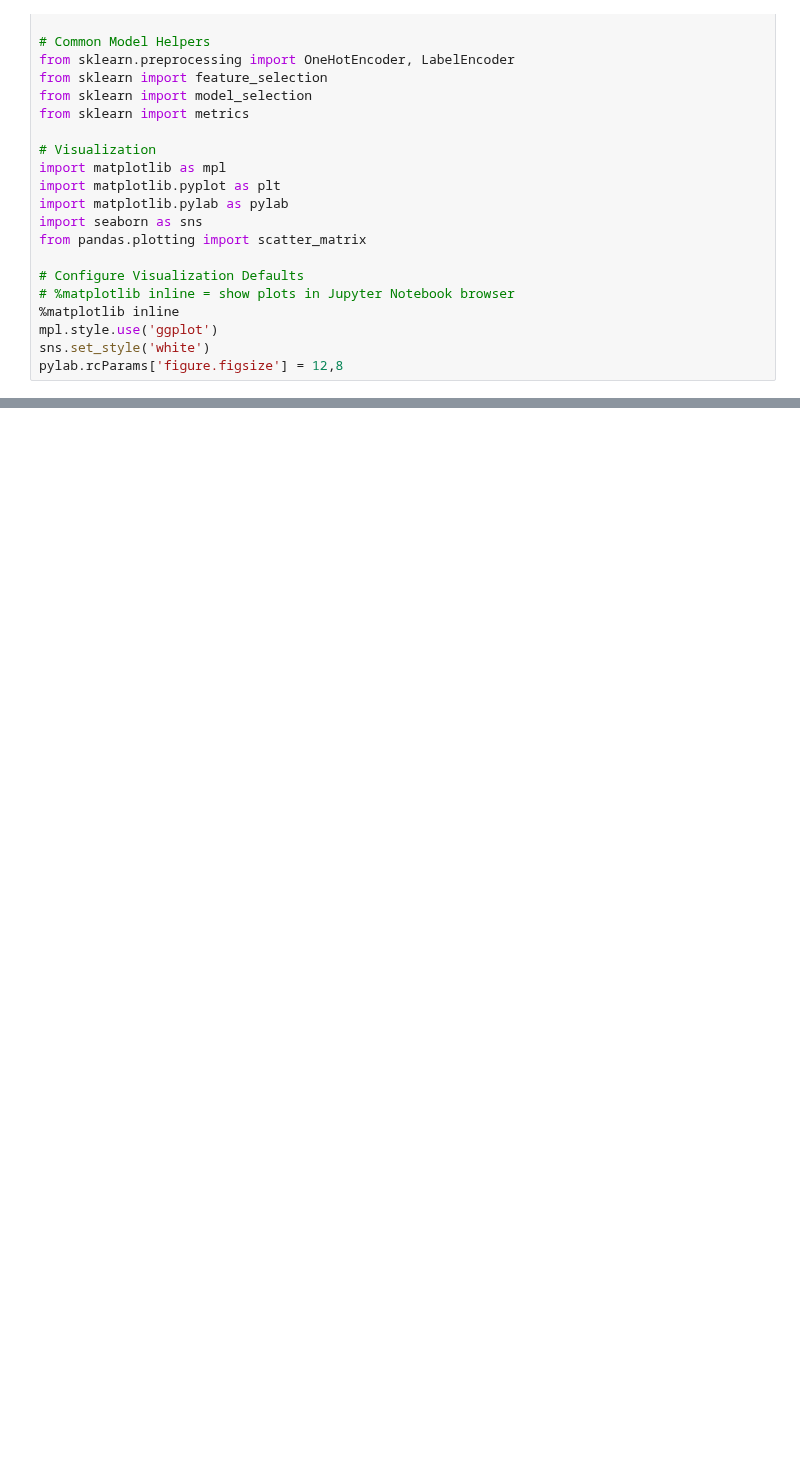
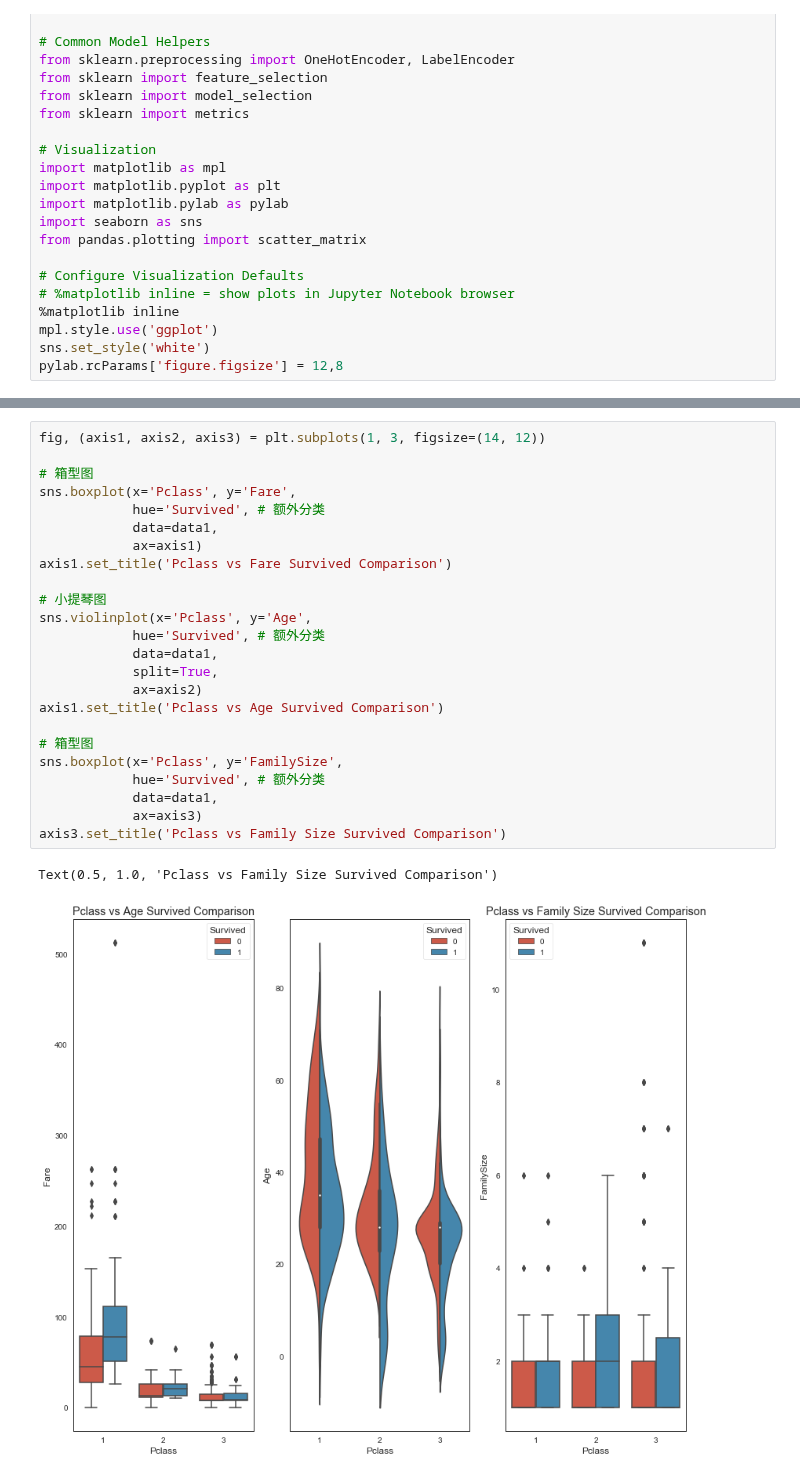
Before and after one commit to michaelzhouy/Competition, a Jupyter notebook: Kaggle/Tatinic/model1.ipynb, the cells around one changed output, grey strips where cells are left out. Saved outputs shown, nothing was run; the diff lists cells and outputs as text; blank space fills up the shorter version.

```diff
--- a/Kaggle/Tatinic/model1.ipynb
+++ b/Kaggle/Tatinic/model1.ipynb
@@ -331,0 +485,27 @@ Test1 Shape: (223, 8)
+# %%
+fig, (axis1, axis2, axis3) = plt.subplots(1, 3, figsize=(14, 12))
+
+# 箱型图
+sns.boxplot(x='Pclass', y='Fare',
+            hue='Survived', # 额外分类
+            data=data1,
+            ax=axis1)
+axis1.set_title('Pclass vs Fare Survived Comparison')
+
+# 小提琴图
+sns.violinplot(x='Pclass', y='Age',
+            hue='Survived', # 额外分类
+            data=data1,
+            split=True,
+            ax=axis2)
+axis1.set_title('Pclass vs Age Survived Comparison')
+
+# 箱型图
+sns.boxplot(x='Pclass', y='FamilySize',
+            hue='Survived', # 额外分类
+            data=data1,
+            ax=axis3)
+axis3.set_title('Pclass vs Family Size Survived Comparison')
+# %% [output]
+Text(0.5, 1.0, 'Pclass vs Family Size Survived Comparison')
+[figure, added]
```
Also changed, not shown: parts of 23 cells of this notebook.
